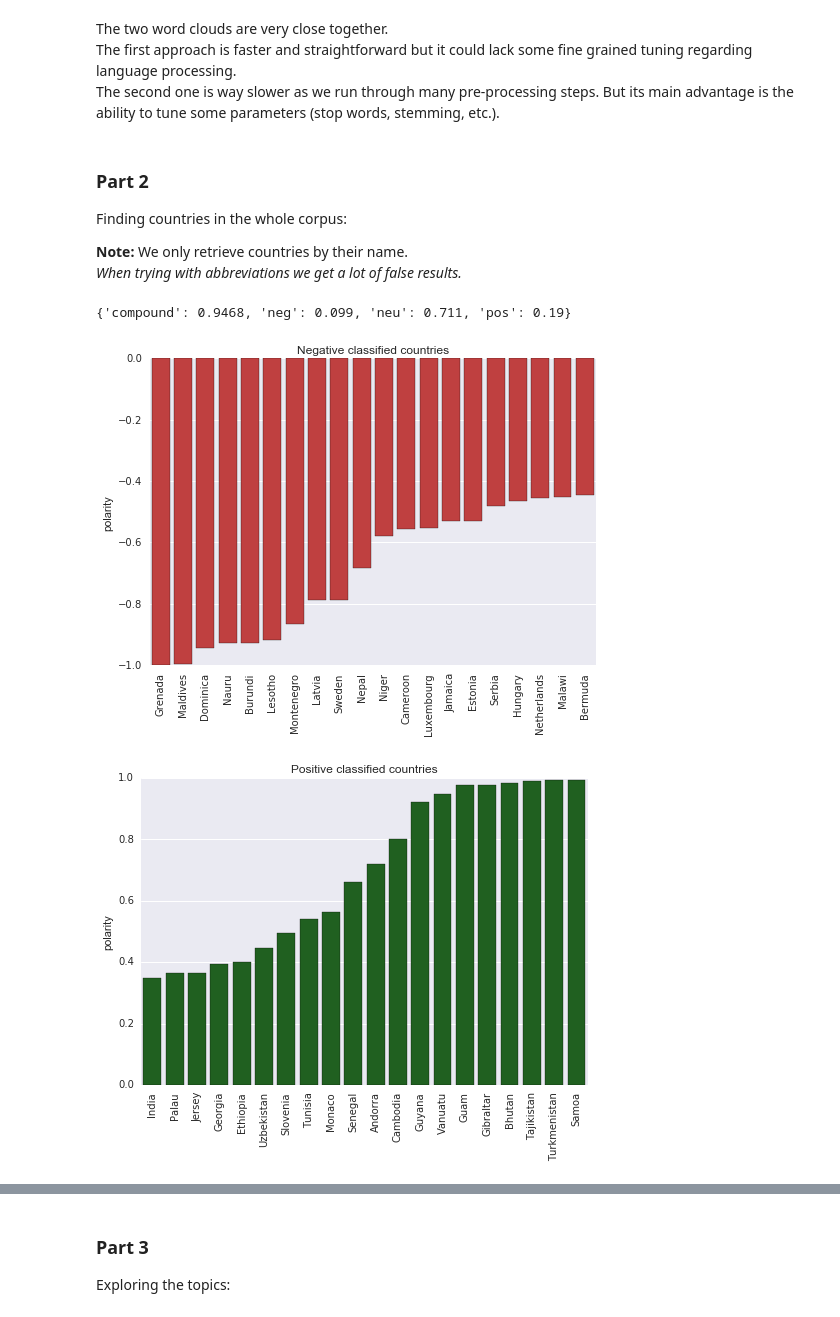
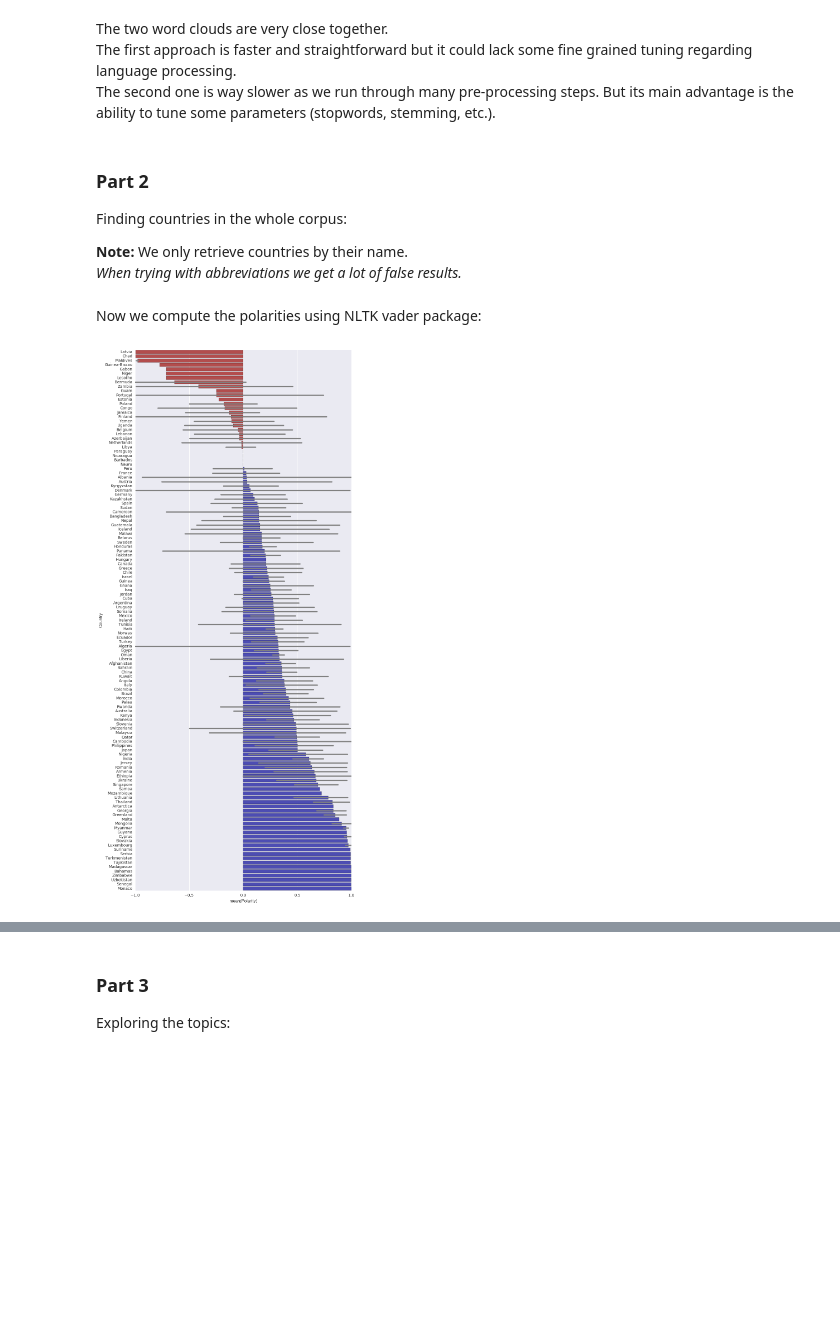
Before and after one commit to fdevillard/ada-homeworks, a Jupyter notebook: 05 - Taming Text/HW5.ipynb, the cells around one changed output, grey strips where cells are left out. Drawn from its saved outputs; the diff is of its cells as text; code cells hidden in the pictures; blank space fills up the shorter version.

```diff
--- a/05 - Taming Text/HW5.ipynb
+++ b/05 - Taming Text/HW5.ipynb
@@ -72,7 +116,7 @@ plt.show()
 # %% [markdown]
 The two word clouds are very close together.
 The first approach is faster and straightforward but it could lack some fine grained tuning regarding language processing.
-The second one is way slower as we run through many pre-processing steps. But its main advantage is the ability to tune some parameters (stop words, stemming, etc.).
+The second one is way slower as we run through many pre-processing steps. But its main advantage is the ability to tune some parameters (stopwords, stemming, etc.).
 # %% [markdown]
 ### Part 2
 
@@ -123,44 +162,37 @@ except:
+# %% [markdown]
+Now we compute the polarities using NLTK vader package:
 # %%
-from nltk.sentiment.vader import SentimentIntensityAnalyzer
-
 try:
     polarities = np.load('polarities.npy')
+    polarities2 = np.load('polarities2.npy')
 except:
+    from nltk.sentiment.vader import SentimentIntensityAnalyzer
     sid = SentimentIntensityAnalyzer()
-    polarities = [sid.polarity_scores(email) for email in emails['RawText']]
+    polarities = [sid.polarity_scores(email) for email in emails.RawText]
     np.save('polarities.npy', polarities)
+    polarities2 = [sid.polarity_scores(email) for email in extracted_emails.Text]
+    np.save('polarities2.npy', polarities2)
-# %%
-polarities[0]
-# %% [output]
-{'compound': 0.9468, 'neg': 0.099, 'neu': 0.711, 'pos': 0.19}
-# %%
-total = {}
-for country, emails in mentioned.items():
-    l = []
-    for email in set(emails):
-        l.append(polarities[email]['compound'])
-    total[country] = np.mean(l)
-    #total[country] = np.median(sorted(l))
-import operator
-sorted_total = sorted(total.items(), key=operator.itemgetter(1))
-# %%
-import seaborn as sns
-
-#x = list(sorted_total.keys())
-#y = list(sorted_total.values())
-sns.barplot(*zip(*sorted_total[:20]), color='red', saturation=.5)
-plt.title('Negative classified countries')
-plt.ylabel('polarity')
-plt.xticks(rotation=90)
-plt.show()
-sns.barplot(*zip(*sorted_total[-20:]), color='green', saturation=.5)
-plt.title('Positive classified countries')
-plt.ylabel('polarity')
-plt.xticks(rotation=90)
-plt.show()
-# %% [output]
-[figure, removed]
-[figure, removed]
+# %%
+result = []
+for country, emails in mentioned2.items():
+    for email in set(emails):
+        polarity = polarities2[email]['compound']
+        result.append([country, polarity])
+result = pd.DataFrame(result, columns=['Country','Polarity'])
+sorted = result.groupby('Country').mean().sort_values(by='Polarity')
+colors = ['b' if pol > 0 else 'r' for pol in sorted.Polarity]
+# %%
+plt.subplots(figsize=(10,25))
+sns.barplot(x='Polarity',
+            y='Country',
+            data=result,
+            order=sorted.index,
+            palette=colors,
+            saturation=.4,
+            errcolor='gray')
+plt.show()
+# %% [output]
+[figure, added]
 # %%
 def demo_liu_hu_lexicon(sentence):
     from nltk.corpus import opinion_lexicon
```
Also changed, not shown: parts of 26 cells of this notebook, 5 other files.
